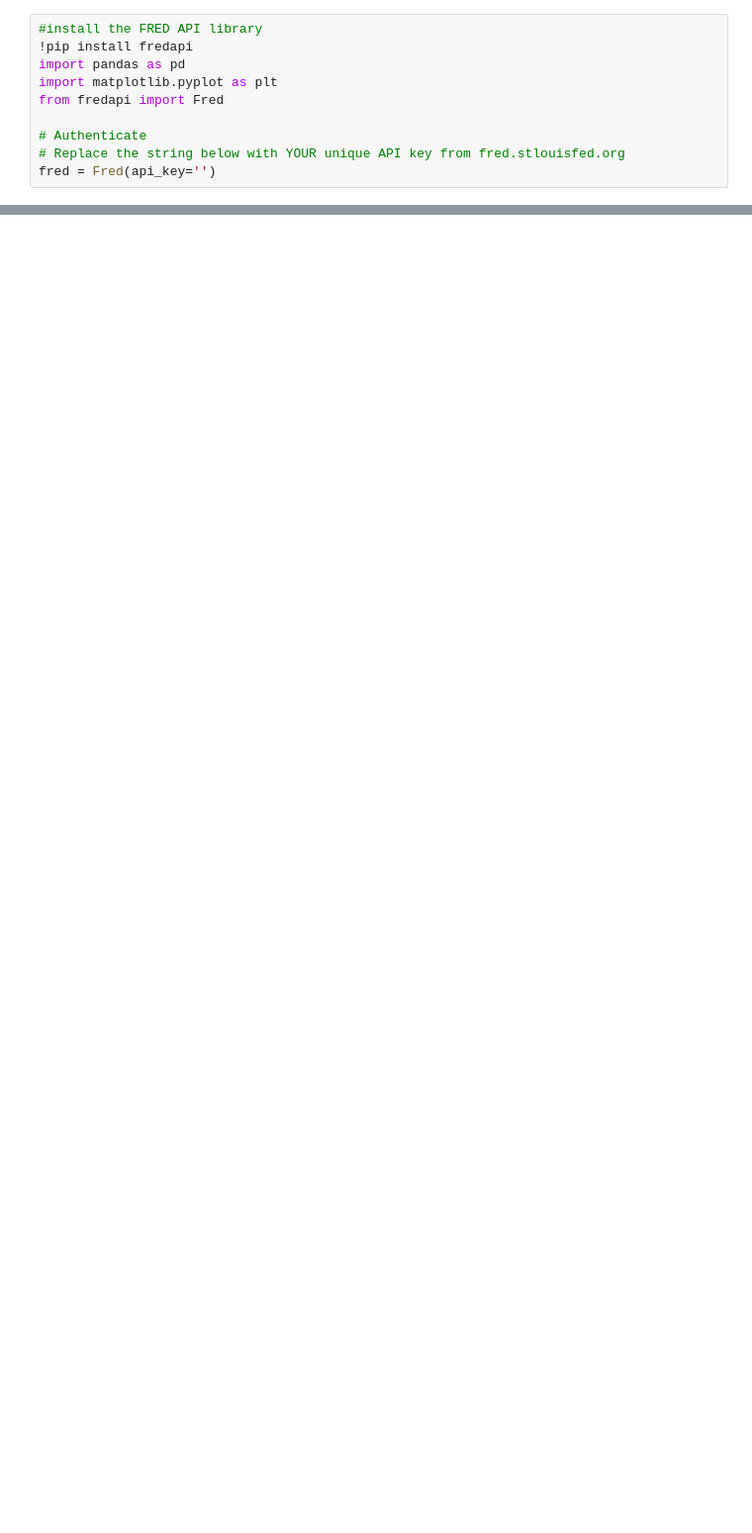
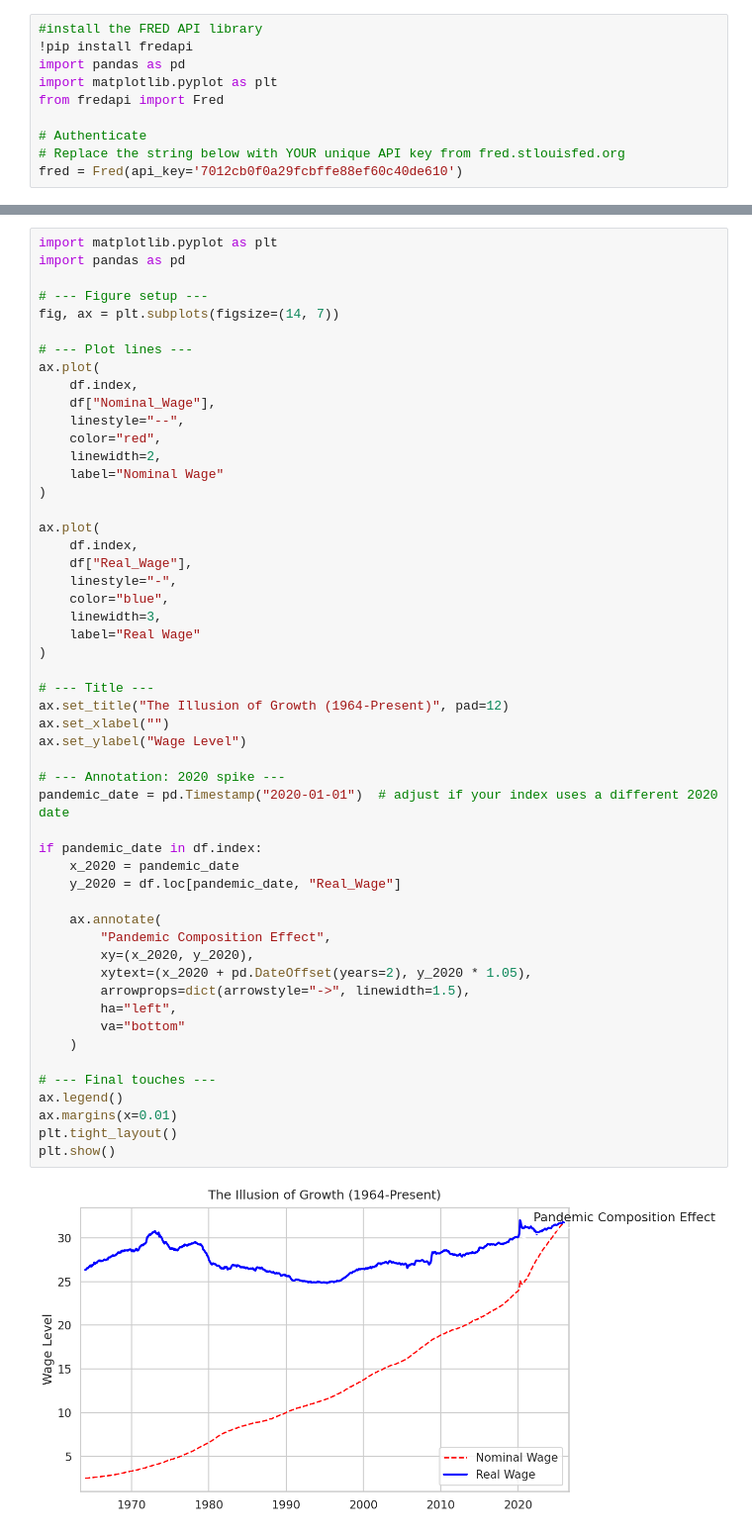
Before and after one commit to rpark3/ECON3916-Statistical-Machine-Learning, a Jupyter notebook: Lab_2_FRED_API.ipynb, the cells around one changed output, grey strips where cells are left out. Shown at 99% size. Drawn from its saved outputs; the diff is of its cells as text; blank space fills up the shorter version.

```diff
--- a/Lab_2_FRED_API.ipynb
+++ b/Lab_2_FRED_API.ipynb
@@ -12,5 +24,5 @@ from fredapi import Fred
 
 # Authenticate
 # Replace the string below with YOUR unique API key from fred.stlouisfed.org
-fred = Fred(api_key='')
+fred = Fred(api_key='7012cb0f0a29fcbffe88ef60c40de610')
 # %% [output]
@@ -58,0 +153,54 @@ Fetching data from FRED...
+# %%
+import matplotlib.pyplot as plt
+import pandas as pd
+
+# --- Figure setup ---
+fig, ax = plt.subplots(figsize=(14, 7))
+
+# --- Plot lines ---
+ax.plot(
+    df.index,
+    df["Nominal_Wage"],
+    linestyle="--",
+    color="red",
+    linewidth=2,
+    label="Nominal Wage"
+)
+
+ax.plot(
+    df.index,
+    df["Real_Wage"],
+    linestyle="-",
+    color="blue",
+    linewidth=3,
+    label="Real Wage"
+)
+
+# --- Title ---
+ax.set_title("The Illusion of Growth (1964-Present)", pad=12)
+ax.set_xlabel("")
+ax.set_ylabel("Wage Level")
+
+# --- Annotation: 2020 spike ---
+pandemic_date = pd.Timestamp("2020-01-01")  # adjust if your index uses a different 2020 date
+
+if pandemic_date in df.index:
+    x_2020 = pandemic_date
+    y_2020 = df.loc[pandemic_date, "Real_Wage"]
+
+    ax.annotate(
+        "Pandemic Composition Effect",
+        xy=(x_2020, y_2020),
+        xytext=(x_2020 + pd.DateOffset(years=2), y_2020 * 1.05),
+        arrowprops=dict(arrowstyle="->", linewidth=1.5),
+        ha="left",
+        va="bottom"
+    )
+
+# --- Final touches ---
+ax.legend()
+ax.margins(x=0.01)
+plt.tight_layout()
+plt.show()
+# %% [output]
+[figure, added]
```
Also changed, not shown: parts of 7 cells of this notebook.
